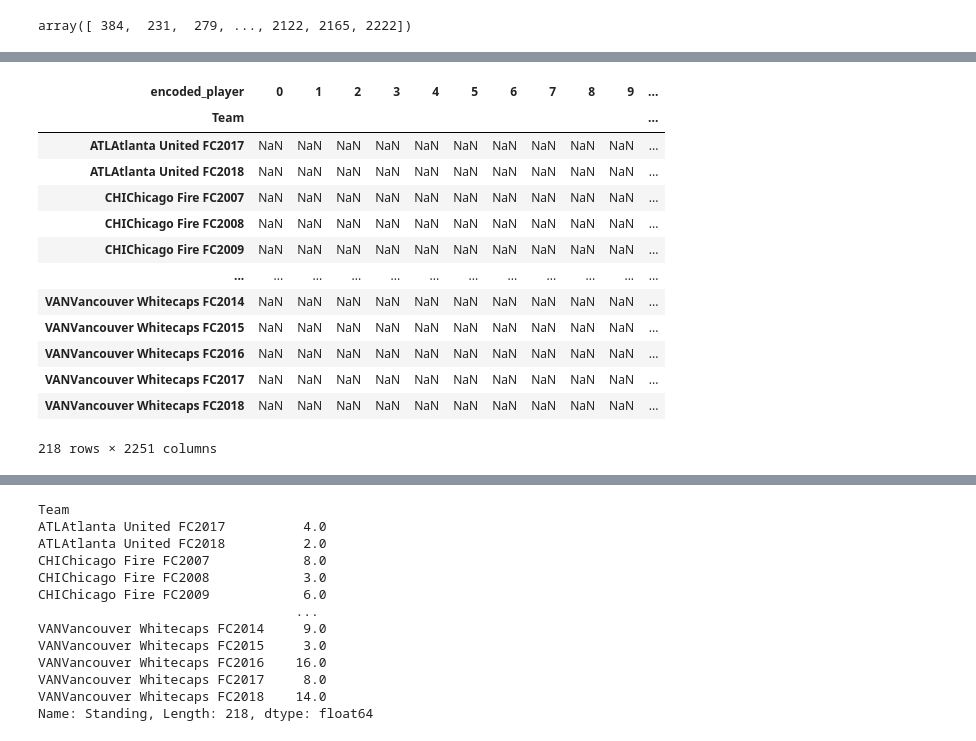
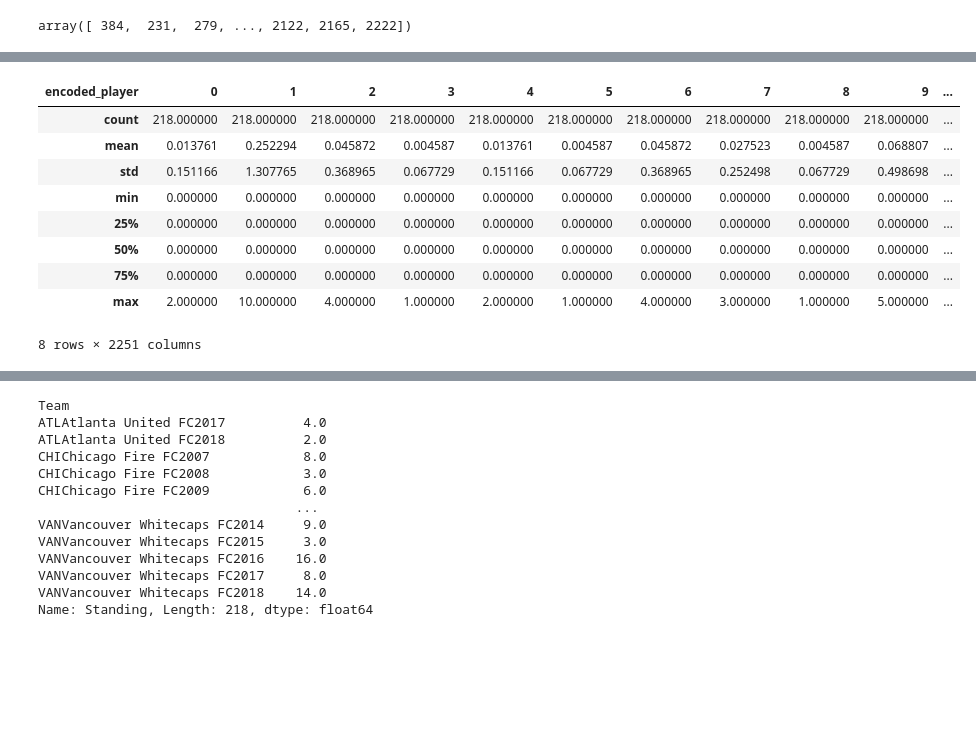
Before and after one commit to joshuadanielp/umn_fantasy_soccer, a Jupyter notebook: notebooks/research01.ipynb, the cells around one changed output, grey strips where cells are left out. Cells and saved outputs as stored; diff of their text form; code cells hidden in the pictures; blank space fills up the shorter version.

```diff
--- a/notebooks/research01.ipynb
+++ b/notebooks/research01.ipynb
@@ -106,14 +100,10 @@ y = dataset["Player"].tolist()
 # %%
- from sklearn.preprocessing import LabelEncoder
-
+from sklearn.preprocessing import LabelEncoder
+player_names = dataset["Player"].tolist()
 # Step 1: Label-encode data set
 label_encoder = LabelEncoder()
-label_encoder.fit(y)
-encoded_y = label_encoder.transform(y)
-encoded_y
+label_encoder.fit(player_names)
+encoded_players = label_encoder.transform(player_names)
+encoded_players
 # %% [output]
 array([ 384,  231,  279, ..., 2122, 2165, 2222])
-# %%
-dataset['encoded_player'] = encoded_y
-dataset['present'] = 1.0
-dataset.loc[dataset['Player'] == 'BenOlsen']
@@ -124,0 +110,7 @@ dataset.loc[dataset['Player'] == 'BenOlsen']
+# %%
+# Add the encoded player number to each player and a temp column 'present' for pivoting
+dataset['encoded_player'] = encoded_players
+dataset['present'] = 1.0
+
+# As an example let's see how it looks like for one random player
+dataset.loc[dataset['Player'] == 'BenOlsen']
@@ -155,19 +153,15 @@ samples.describe()
 8 rows × 2251 columns
 # %%
-experiences = dataset.pivot(index="Team", columns="encoded_player", values='Experience')
-experiences
+experiences = dataset.pivot(index="Team", columns="encoded_player", values='Experience').fillna(0)
+experiences.describe()
 # %% [output]
 | encoded_player | 0 | 1 | 2 | 3 | 4 | 5 | 6 | 7 | 8 | 9 | ... |
-| Team |  |  |  |  |  |  |  |  |  |  | ... |
-| ATLAtlanta United FC2017 | NaN | NaN | NaN | NaN | NaN | NaN | NaN | NaN | NaN | NaN | ... |
-| ATLAtlanta United FC2018 | NaN | NaN | NaN | NaN | NaN | NaN | NaN | NaN | NaN | NaN | ... |
-| CHIChicago Fire FC2007 | NaN | NaN | NaN | NaN | NaN | NaN | NaN | NaN | NaN | NaN | ... |
-| CHIChicago Fire FC2008 | NaN | NaN | NaN | NaN | NaN | NaN | NaN | NaN | NaN | NaN | ... |
-| CHIChicago Fire FC2009 | NaN | NaN | NaN | NaN | NaN | NaN | NaN | NaN | NaN | NaN | ... |
-| ... | ... | ... | ... | ... | ... | ... | ... | ... | ... | ... | ... |
-| VANVancouver Whitecaps FC2014 | NaN | NaN | NaN | NaN | NaN | NaN | NaN | NaN | NaN | NaN | ... |
-| VANVancouver Whitecaps FC2015 | NaN | NaN | NaN | NaN | NaN | NaN | NaN | NaN | NaN | NaN | ... |
-| VANVancouver Whitecaps FC2016 | NaN | NaN | NaN | NaN | NaN | NaN | NaN | NaN | NaN | NaN | ... |
-| VANVancouver Whitecaps FC2017 | NaN | NaN | NaN | NaN | NaN | NaN | NaN | NaN | NaN | NaN | ... |
-| VANVancouver Whitecaps FC2018 | NaN | NaN | NaN | NaN | NaN | NaN | NaN | NaN | NaN | NaN | ... |
+| count | 218.000000 | 218.000000 | 218.000000 | 218.000000 | 218.000000 | 218.000000 | 218.000000 | 218.000000 | 218.000000 | 218.000000 | ... |
+| mean | 0.013761 | 0.252294 | 0.045872 | 0.004587 | 0.013761 | 0.004587 | 0.045872 | 0.027523 | 0.004587 | 0.068807 | ... |
+| std | 0.151166 | 1.307765 | 0.368965 | 0.067729 | 0.151166 | 0.067729 | 0.368965 | 0.252498 | 0.067729 | 0.498698 | ... |
+| min | 0.000000 | 0.000000 | 0.000000 | 0.000000 | 0.000000 | 0.000000 | 0.000000 | 0.000000 | 0.000000 | 0.000000 | ... |
+| 25% | 0.000000 | 0.000000 | 0.000000 | 0.000000 | 0.000000 | 0.000000 | 0.000000 | 0.000000 | 0.000000 | 0.000000 | ... |
+| 50% | 0.000000 | 0.000000 | 0.000000 | 0.000000 | 0.000000 | 0.000000 | 0.000000 | 0.000000 | 0.000000 | 0.000000 | ... |
+| 75% | 0.000000 | 0.000000 | 0.000000 | 0.000000 | 0.000000 | 0.000000 | 0.000000 | 0.000000 | 0.000000 | 0.000000 | ... |
+| max | 2.000000 | 10.000000 | 4.000000 | 1.000000 | 2.000000 | 1.000000 | 4.000000 | 3.000000 | 1.000000 | 5.000000 | ... |
-218 rows × 2251 columns
+8 rows × 2251 columns
```
Also changed, not shown: parts of 29 cells of this notebook.
